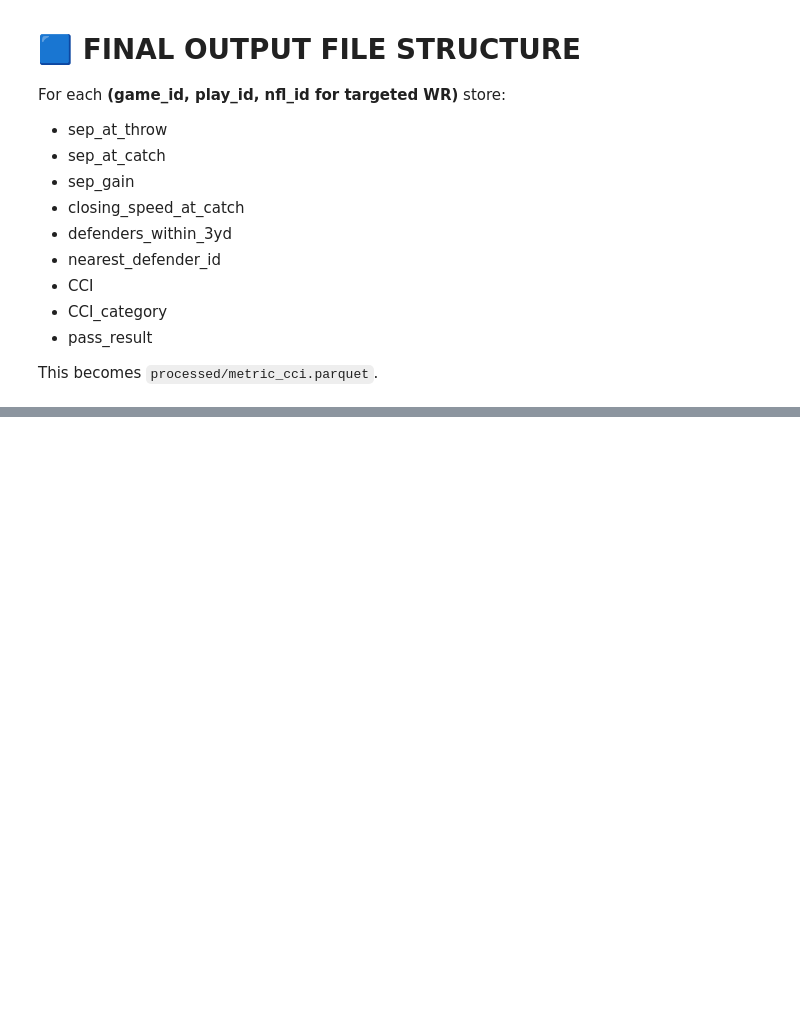
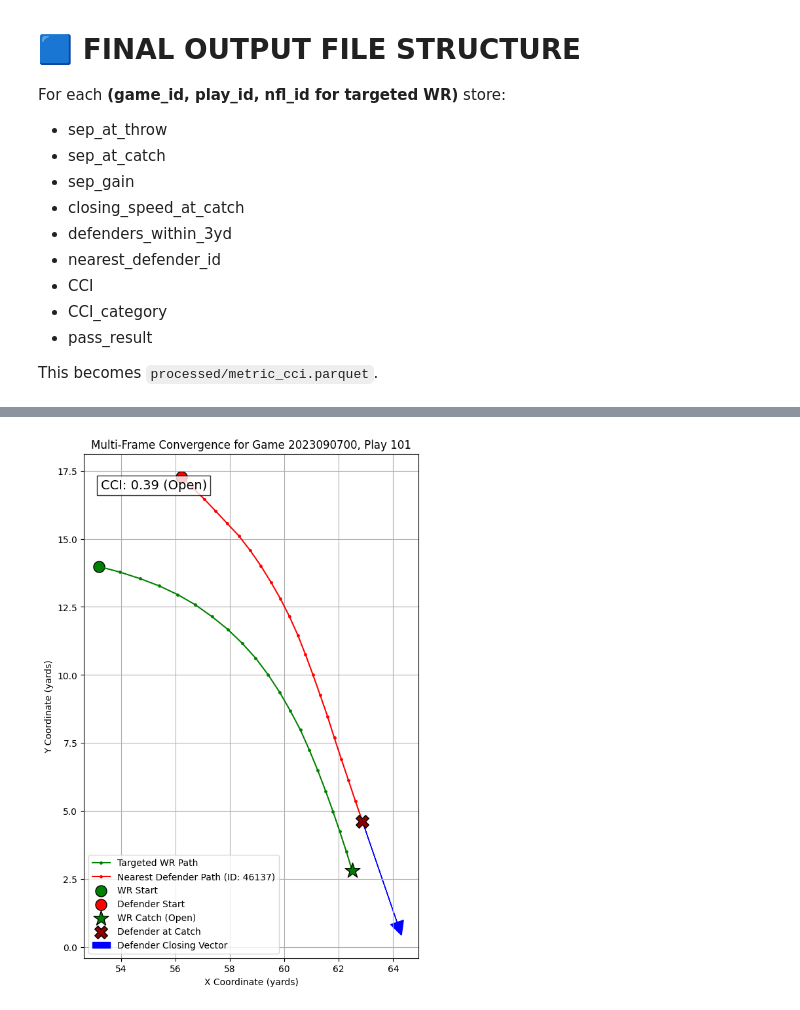
Before and after one commit to muma005/nfl-ball-flight-analysis, a Jupyter notebook: notebooks/04_metric_contested_catch.ipynb, the cells around one changed output, grey strips where cells are left out. Saved outputs shown, nothing was run; the diff lists cells and outputs as text; code cells hidden in the pictures; blank space fills up the shorter version.

```diff
--- a/notebooks/04_metric_contested_catch.ipynb
+++ b/notebooks/04_metric_contested_catch.ipynb
@@ -256,0 +715,70 @@ This becomes `processed/metric_cci.parquet`.
+# %%
+import matplotlib.pyplot as plt
+import matplotlib.animation as animation
+
+# Reuse the selected_game_id, selected_play_id, selected_wr_nfl_id from the previous step
+# Retrieve nearest_defender_id for the selected play
+nearest_defender_id = df_merged_features[(df_merged_features['game_id'] == selected_game_id) &
+                                         (df_merged_features['play_id'] == selected_play_id) &
+                                         (df_merged_features['nfl_id'] == selected_wr_nfl_id)]['nearest_defender_id'].iloc[0]
+
+# Get all frames for the selected play during the 'post_throw' phase
+play_frames_data = df_frame_features[
+    (df_frame_features['game_id'] == selected_game_id) &
+    (df_frame_features['play_id'] == selected_play_id) &
+    (df_frame_features['phase'] == 'post_throw')
+].sort_values(by='frame_id')
+
+# Get the t_catch frame_id for this play
+t_catch_frame_id = t_catch[(t_catch['game_id'] == selected_game_id) &
+                           (t_catch['play_id'] == selected_play_id)]['t_catch'].iloc[0]
+
+# Filter for targeted WR and nearest defender
+wr_path_data = play_frames_data[play_frames_data['nfl_id'] == selected_wr_nfl_id]
+defender_path_data = play_frames_data[play_frames_data['nfl_id'] == nearest_defender_id]
+
+# Ensure both WR and defender data exist for the full path
+if not wr_path_data.empty and not defender_path_data.empty:
+    fig, ax = plt.subplots(figsize=(12, 10))
+
+    # Plot WR path
+    ax.plot(wr_path_data['x'], wr_path_data['y'], color='green', linestyle='-', marker='.', markersize=5, label='Targeted WR Path')
+    # Plot Defender path
+    ax.plot(defender_path_data['x'], defender_path_data['y'], color='red', linestyle='-', marker='.', markersize=5, label=f'Nearest Defender Path (ID: {int(nearest_defender_id)})')
+
+    # Plot initial positions
+    ax.scatter(wr_path_data['x'].iloc[0], wr_path_data['y'].iloc[0], color='green', marker='o', s=150, label='WR Start', edgecolor='black')
+    ax.scatter(defender_path_data['x'].iloc[0], defender_path_data['y'].iloc[0], color='red', marker='o', s=150, label='Defender Start', edgecolor='black')
+
+    # Plot final positions (at t_catch)
+    wr_catch_data = wr_path_data[wr_path_data['frame_id'] == t_catch_frame_id].iloc[0]
+    def_catch_data = defender_path_data[defender_path_data['frame_id'] == t_catch_frame_id].iloc[0]
+
+    ax.scatter(wr_catch_data['x'], wr_catch_data['y'], color=get_cci_color(selected_cci_category), marker='*', s=300, label=f'WR Catch ({selected_cci_category})', edgecolor='black', zorder=5)
+    ax.scatter(def_catch_data['x'], def_catch_data['y'], color='darkred', marker='X', s=200, label='Defender at Catch', edgecolor='black', zorder=5)
+
+    # Add closing speed arrow at catch moment for the defender
+    # v_x and v_y are already scaled for 10Hz data, assuming direction of movement
+    ax.arrow(def_catch_data['x'], def_catch_data['y'],
+             def_catch_data['v_x'] * 0.5, def_catch_data['v_y'] * 0.5,
+             head_width=0.5, head_length=0.5, fc='blue', ec='blue',
+             label='Defender Closing Vector')
+
+    # Add CCI overlay
+    cci_value = df_merged_features[(df_merged_features['game_id'] == selected_game_id) &
+                                   (df_merged_features['play_id'] == selected_play_id) &
+                                   (df_merged_features['nfl_id'] == selected_wr_nfl_id)]['CCI'].iloc[0]
+    ax.text(0.05, 0.95, f'CCI: {cci_value:.2f} ({selected_cci_category})', transform=ax.transAxes, fontsize=14,
+            bbox=dict(facecolor='white', alpha=0.8, edgecolor='black'), verticalalignment='top')
+
+    ax.set_title(f'Multi-Frame Convergence for Game {selected_game_id}, Play {selected_play_id}')
+    ax.set_xlabel('X Coordinate (yards)')
+    ax.set_ylabel('Y Coordinate (yards)')
+    ax.set_aspect('equal', adjustable='box')
+    ax.legend()
+    ax.grid(True)
+    plt.show()
+else:
+    print(f"Could not find complete path data for Game ID: {selected_game_id}, Play ID: {selected_play_id}")
+# %% [output]
+[figure, added]
```
Also changed, not shown: parts of 40 cells of this notebook.
